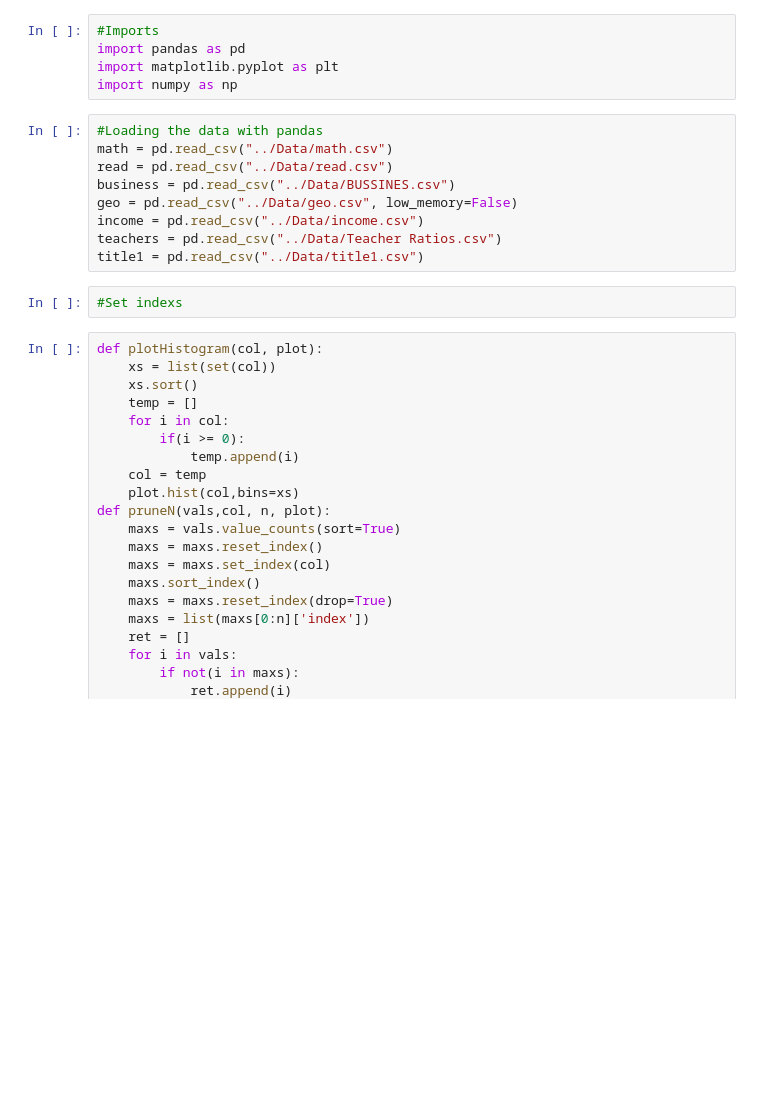
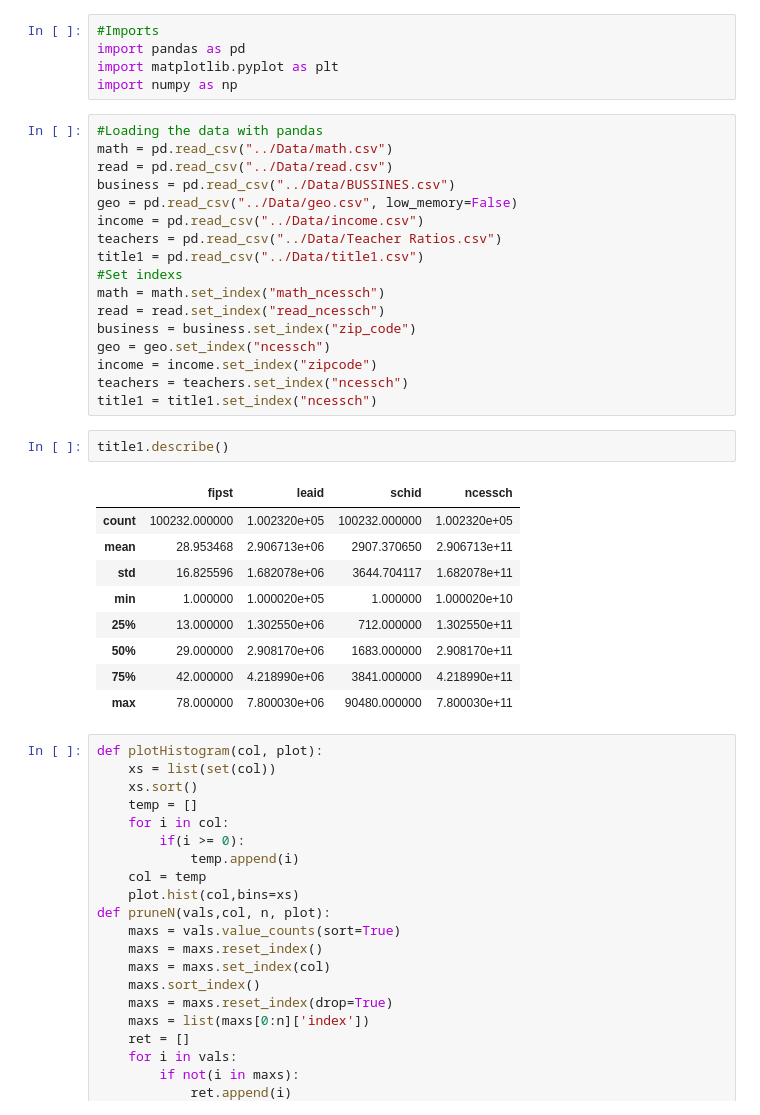
Before and after one commit to mrblithe-widener/Senior-Project-2018-2019, a Jupyter notebook: Models/Visualization.ipynb, the cells around one changed output. Cells and saved outputs as stored; diff of their text form; blank space fills up the shorter version.

Commit message:
Added index setting

```diff
--- a/Models/Visualization.ipynb
+++ b/Models/Visualization.ipynb
@@ -12,8 +12,26 @@ geo = pd.read_csv("../Data/geo.csv", low_memory=False)
 income = pd.read_csv("../Data/income.csv")
 teachers = pd.read_csv("../Data/Teacher Ratios.csv")
 title1 = pd.read_csv("../Data/title1.csv")
+#Set indexs
+math = math.set_index("math_ncessch")
+read = read.set_index("read_ncessch")
+business = business.set_index("zip_code")
+geo = geo.set_index("ncessch")
+income = income.set_index("zipcode")
+teachers = teachers.set_index("ncessch")
+title1 = title1.set_index("ncessch")
-# %%
-#Set indexs
+# %%
+title1.describe()
+# %% [output]
+|  | fipst | leaid | schid | ncessch |
+| count | 100232.000000 | 1.002320e+05 | 100232.000000 | 1.002320e+05 |
+| mean | 28.953468 | 2.906713e+06 | 2907.370650 | 2.906713e+11 |
+| std | 16.825596 | 1.682078e+06 | 3644.704117 | 1.682078e+11 |
+| min | 1.000000 | 1.000020e+05 | 1.000000 | 1.000020e+10 |
+| 25% | 13.000000 | 1.302550e+06 | 712.000000 | 1.302550e+11 |
+| 50% | 29.000000 | 2.908170e+06 | 1683.000000 | 2.908170e+11 |
+| 75% | 42.000000 | 4.218990e+06 | 3841.000000 | 4.218990e+11 |
+| max | 78.000000 | 7.800030e+06 | 90480.000000 | 7.800030e+11 |
 # %%
 def plotHistogram(col, plot):
     xs = list(set(col))
```
